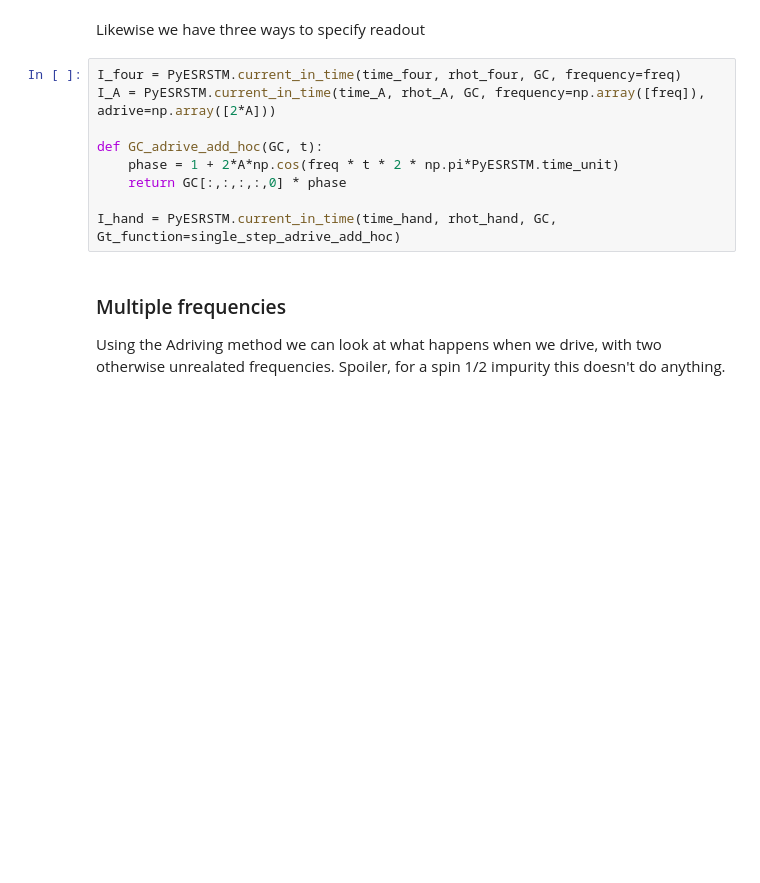
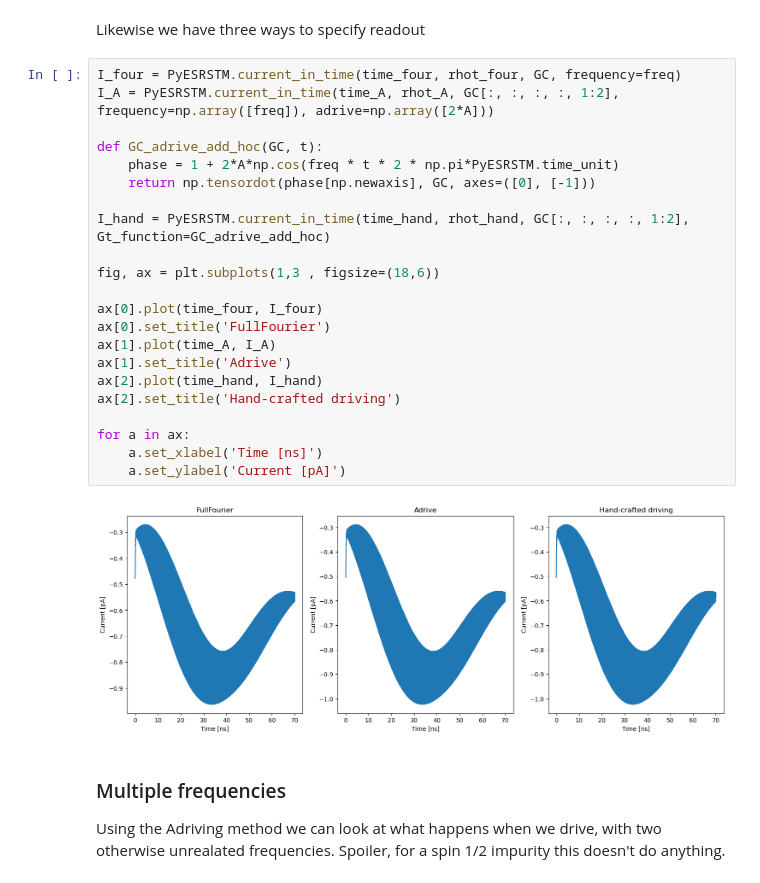
Before and after one commit to matysek00/PyESRSTM, a Jupyter notebook: Tutorial/03-Time-propagation.ipynb, the cells around one changed output. Saved outputs shown, nothing was run; the diff lists cells and outputs as text; blank space fills up the shorter version.

```diff
--- a/Tutorial/03-Time-propagation.ipynb
+++ b/Tutorial/03-Time-propagation.ipynb
@@ -221,13 +219,28 @@ plt.show()
 Likewise we have three ways to specify readout
 # %%
 I_four = PyESRSTM.current_in_time(time_four, rhot_four, GC, frequency=freq)
-I_A = PyESRSTM.current_in_time(time_A, rhot_A, GC, frequency=np.array([freq]), adrive=np.array([2*A]))
+I_A = PyESRSTM.current_in_time(time_A, rhot_A, GC[:, :, :, :, 1:2], frequency=np.array([freq]), adrive=np.array([2*A]))
 
 def GC_adrive_add_hoc(GC, t):
     phase = 1 + 2*A*np.cos(freq * t * 2 * np.pi*PyESRSTM.time_unit)
-    return GC[:,:,:,:,0] * phase
+    return np.tensordot(phase[np.newaxis], GC, axes=([0], [-1]))
 
-I_hand = PyESRSTM.current_in_time(time_hand, rhot_hand, GC, Gt_function=single_step_adrive_add_hoc)
+I_hand = PyESRSTM.current_in_time(time_hand, rhot_hand, GC[:, :, :, :, 1:2], Gt_function=GC_adrive_add_hoc)
+
+fig, ax = plt.subplots(1,3 , figsize=(18,6))
+
+ax[0].plot(time_four, I_four)
+ax[0].set_title('FullFourier')
+ax[1].plot(time_A, I_A)
+ax[1].set_title('Adrive')
+ax[2].plot(time_hand, I_hand)
+ax[2].set_title('Hand-crafted driving')
+
+for a in ax:
+    a.set_xlabel('Time [ns]')
+    a.set_ylabel('Current [pA]')
+# %% [output]
+[figure, added]
 # %% [markdown]
 ### Multiple frequencies
 Using the Adriving method we can look at what happens when we drive, with two otherwise unrealated frequencies. Spoiler, for a spin 1/2 impurity this doesn't do anything.
```
Also changed, not shown: parts of 12 cells of this notebook.
